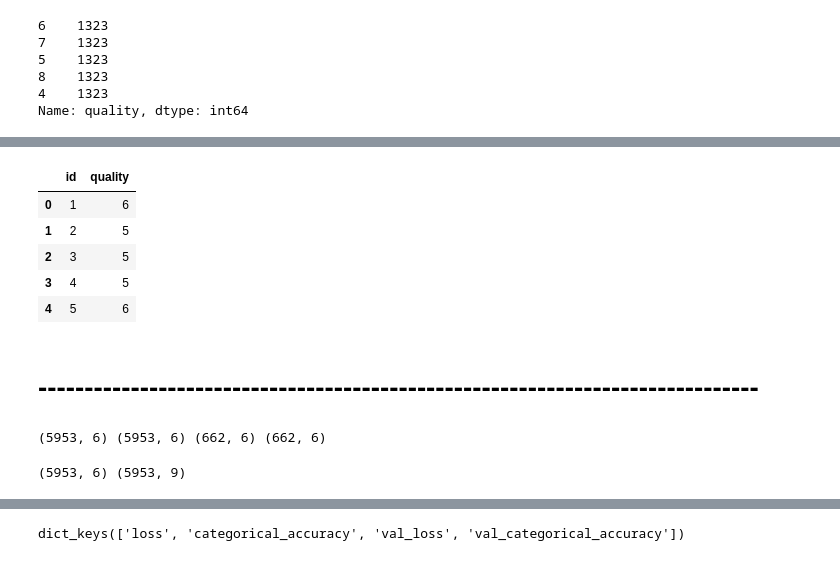
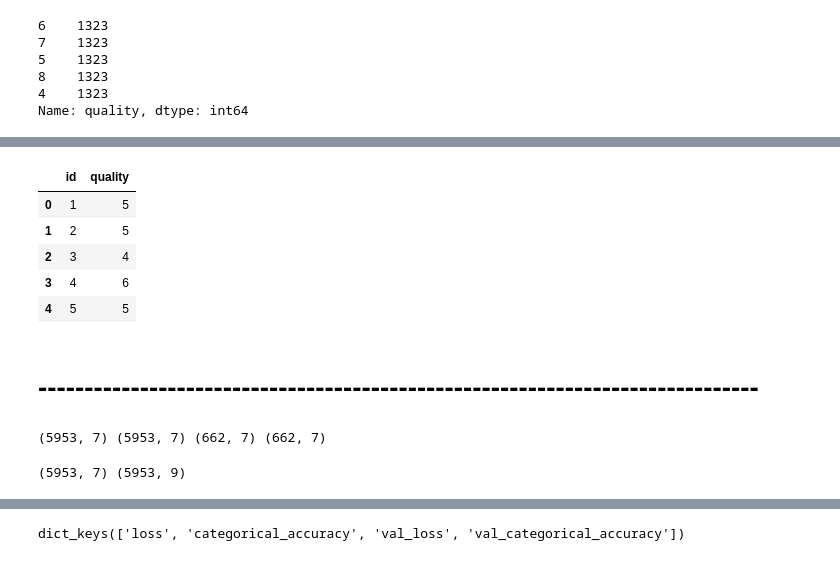
Before and after one commit to Jeong-Beom/TIL, a Jupyter notebook: Self-Study/복습 및 자습/DACON/와인 품질 분류 경진대회(Basic)/Model(이상치제거).ipynb, the cells around one changed output, grey strips where cells are left out. Saved outputs shown, nothing was run; the diff lists cells and outputs as text; code cells hidden in the pictures.

```diff
--- a/Self-Study/복습 및 자습/DACON/와인 품질 분류 경진대회(Basic)/Model(이상치제거).ipynb
+++ b/Self-Study/복습 및 자습/DACON/와인 품질 분류 경진대회(Basic)/Model(이상치제거).ipynb
@@ -218,0 +225,13 @@ plt.show()
+# %%
+# 다중공선성 축소를 위한 PCA진행
+from sklearn.decomposition import PCA
+pca = PCA(n_components = 7) # 주성분을 몇개로 할지 결정
+train_quality = list(train['quality'])
+printcipalComponents1 = pca.fit_transform(train[val_list])
+printcipalComponents2 = pca.fit_transform(test[val_list])
+train = pd.DataFrame(data=printcipalComponents1, columns = [f'{i+1}'for i in range(7)])
+train['quality'] = train_quality
+test = pd.DataFrame(data=printcipalComponents2, columns = [f'{i+1}'for i in range(7)])
+val_list = [f'{i+1}'for i in range(7)]
+print(pca.explained_variance_ratio_) # 각각의 설명력을 표현
+sum(pca.explained_variance_ratio_)
@@ -314,17 +331,17 @@ Accuracy : 82.17522658610272
 # %%
 # 정답파일 작성
 predict = pd.read_csv(PATH + '\\sample_submission.csv')
 len(predict), len(test)
 predict.quality = neigh_n.predict(test[val_list])
-predict.to_csv(PATH + 'sample_submission(KNN03).csv', index = False)
-pd.read_csv(PATH + 'sample_submission(KNN03).csv').head()
+predict.to_csv(PATH + 'sample_submission(KNN).csv', index = False)
+pd.read_csv(PATH + 'sample_submission(KNN).csv').head()
 # %% [output]
 |  | id | quality |
-| 0 | 1 | 6 |
+| 0 | 1 | 5 |
 | 1 | 2 | 5 |
-| 2 | 3 | 5 |
-| 3 | 4 | 5 |
-| 4 | 5 | 6 |
+| 2 | 3 | 4 |
+| 3 | 4 | 6 |
+| 4 | 5 | 5 |
 # %% [markdown]
 # ------------------------------------------------------------------------------
 # %%
@@ -340,7 +357,7 @@ X_test = X_test.to_numpy()
 y_train = y_train.quality.to_numpy()
 y_test = y_test.quality.to_numpy()
 # %% [output]
-(5953, 6) (5953, 6) (662, 6) (662, 6)
+(5953, 7) (5953, 7) (662, 7) (662, 7)
 # %%
 # 신경망 분류모델 작성
 import tensorflow as tf
@@ -354,7 +371,7 @@ y_test = to_categorical(y_test)
 
 print(X_train.shape, y_train.shape)
 # %% [output]
-(5953, 6) (5953, 9)
+(5953, 7) (5953, 9)
 # %%
 # 입력데이터의 형태를 반드시 입력해주어야 함
 # 차원이 6개 -> input값 일치화
```
Also changed, not shown: parts of 20 cells of this notebook.
